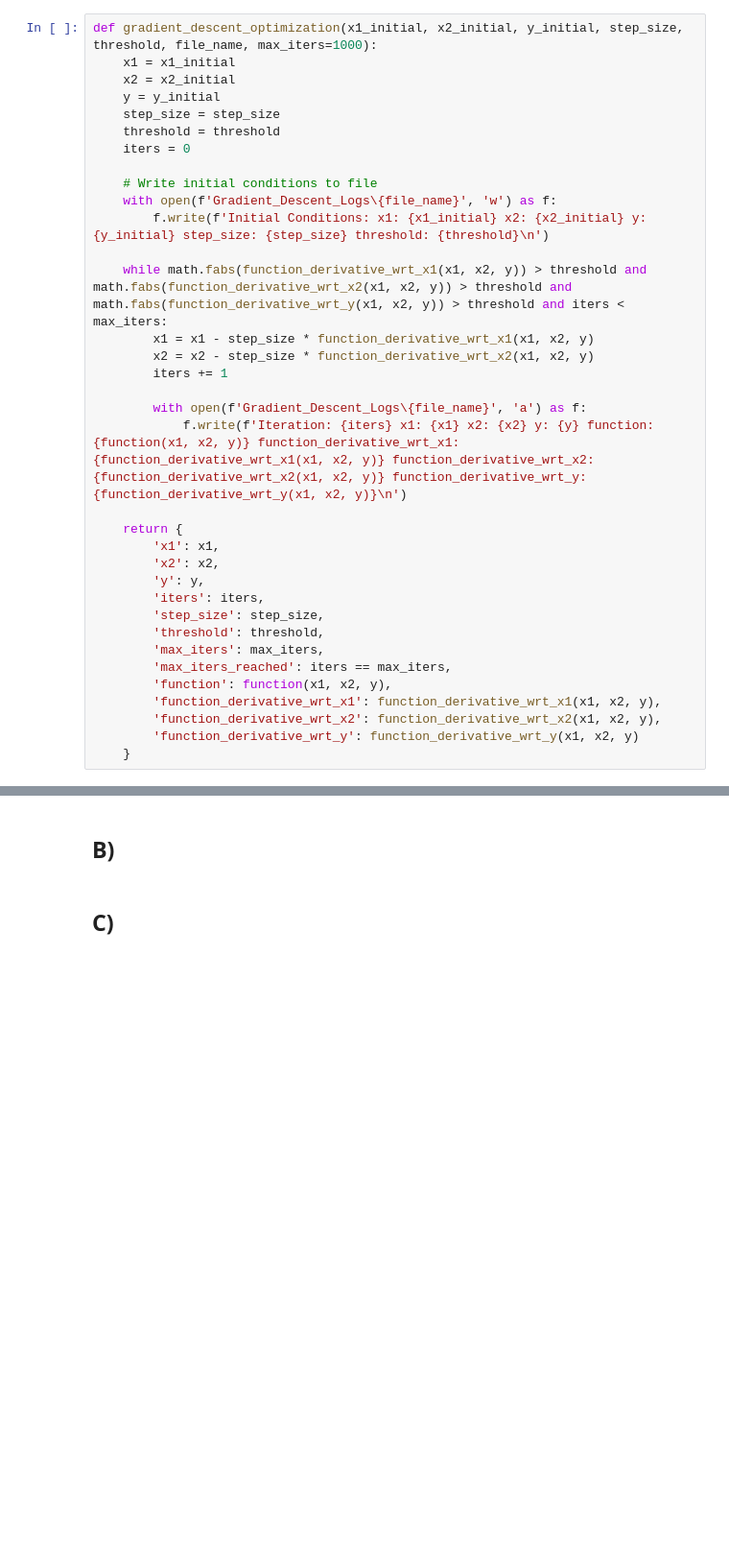
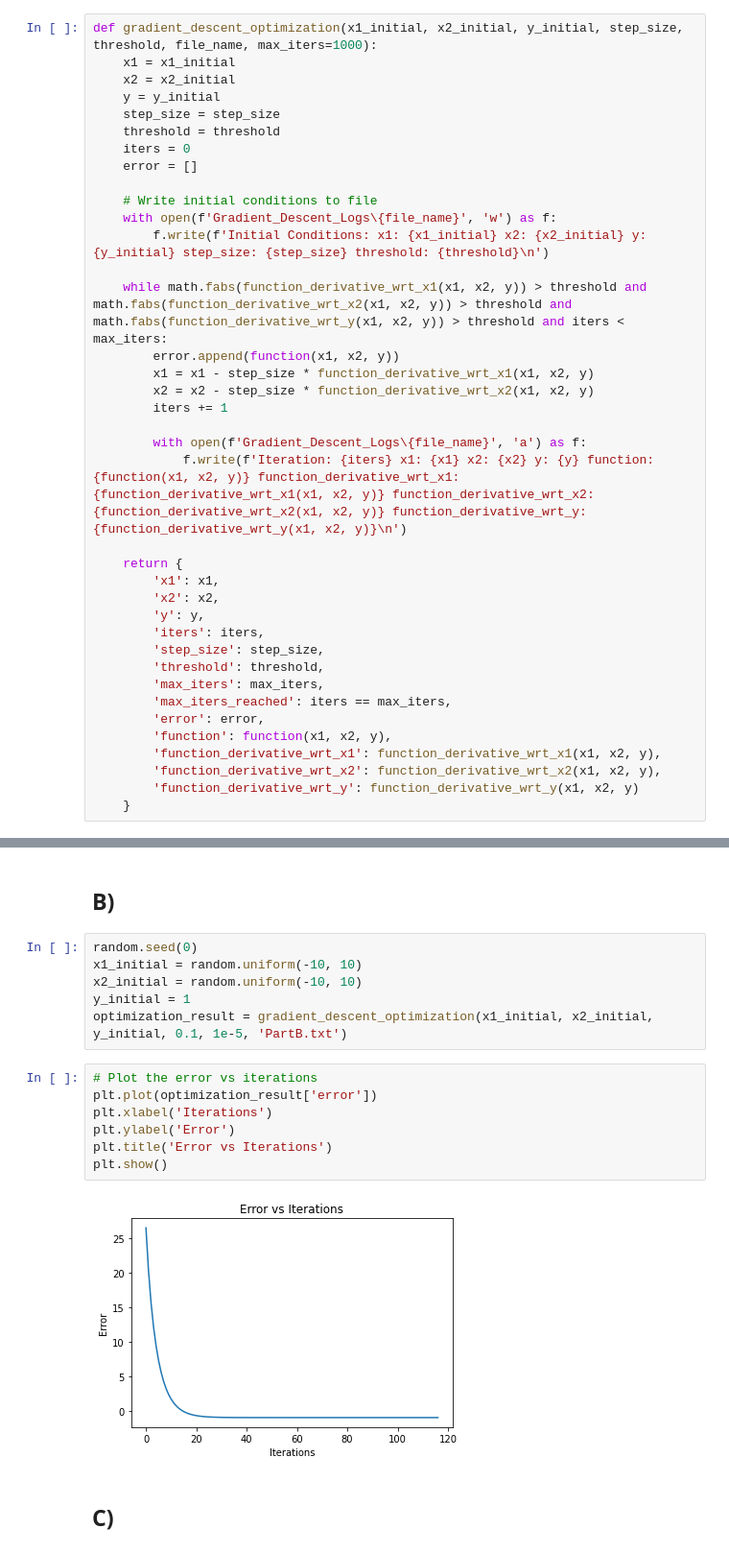
Before and after one commit to aflah02/DL_Assignments, a Jupyter notebook: Assignment_1/Part_2/Main.ipynb, the cells around one changed output, grey strips where cells are left out. Shown: that part at 96% size. Drawn from its saved outputs; the diff is of its cells as text; blank space fills up the shorter version.

Commit message:
Part 2 Done

```diff
--- a/Assignment_1/Part_2/Main.ipynb
+++ b/Assignment_1/Part_2/Main.ipynb
@@ -23,12 +24,14 @@ def gradient_descent_optimization(x1_initial, x2_initial, y_initial, step_size,
     step_size = step_size
     threshold = threshold
     iters = 0
+    error = []
 
     # Write initial conditions to file
     with open(f'Gradient_Descent_Logs\{file_name}', 'w') as f:
         f.write(f'Initial Conditions: x1: {x1_initial} x2: {x2_initial} y: {y_initial} step_size: {step_size} threshold: {threshold}\n')
 
     while math.fabs(function_derivative_wrt_x1(x1, x2, y)) > threshold and math.fabs(function_derivative_wrt_x2(x1, x2, y)) > threshold and math.fabs(function_derivative_wrt_y(x1, x2, y)) > threshold and iters < max_iters:
+        error.append(function(x1, x2, y))
         x1 = x1 - step_size * function_derivative_wrt_x1(x1, x2, y)
         x2 = x2 - step_size * function_derivative_wrt_x2(x1, x2, y)
         iters += 1
@@ -45,6 +48,7 @@ def gradient_descent_optimization(x1_initial, x2_initial, y_initial, step_size,
         'threshold': threshold,
         'max_iters': max_iters,
         'max_iters_reached': iters == max_iters,
+        'error': error,
         'function': function(x1, x2, y),
         'function_derivative_wrt_x1': function_derivative_wrt_x1(x1, x2, y),
         'function_derivative_wrt_x2': function_derivative_wrt_x2(x1, x2, y),
@@ -62,6 +66,21 @@ print(f'Iterations Required: {optimization_result["iters"]}')
 Iterations Required: 117
 # %% [markdown]
 ## B)
+# %%
+random.seed(0)
+x1_initial = random.uniform(-10, 10)
+x2_initial = random.uniform(-10, 10)
+y_initial = 1
+optimization_result = gradient_descent_optimization(x1_initial, x2_initial, y_initial, 0.1, 1e-5, 'PartB.txt')
+# %%
+# Plot the error vs iterations
+plt.plot(optimization_result['error'])
+plt.xlabel('Iterations')
+plt.ylabel('Error')
+plt.title('Error vs Iterations')
+plt.show()
+# %% [output]
+[figure, added]
 # %% [markdown]
 ## C)
 # %%
```
Also changed, not shown: parts of 4 cells of this notebook, 1 other file.
